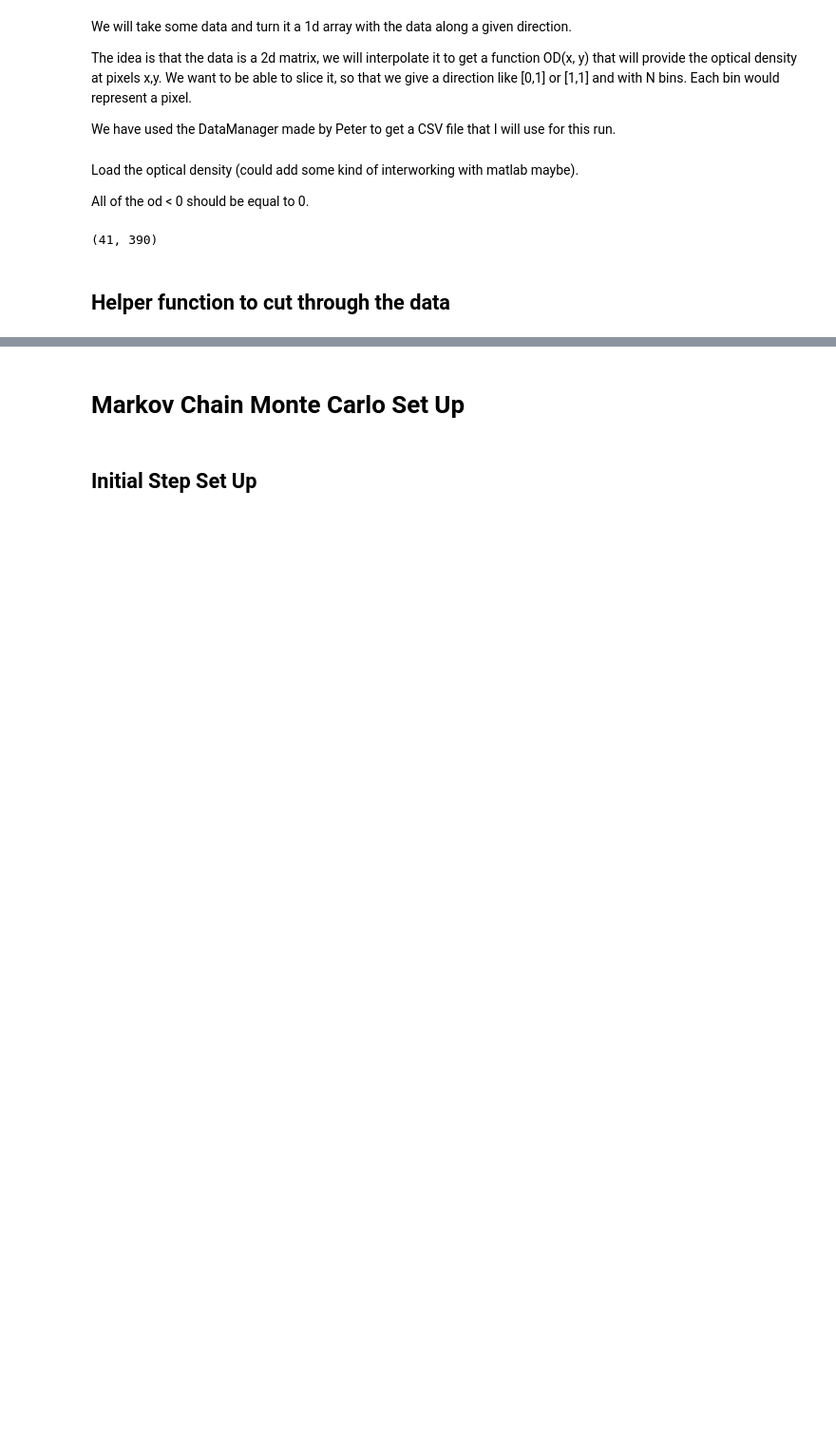
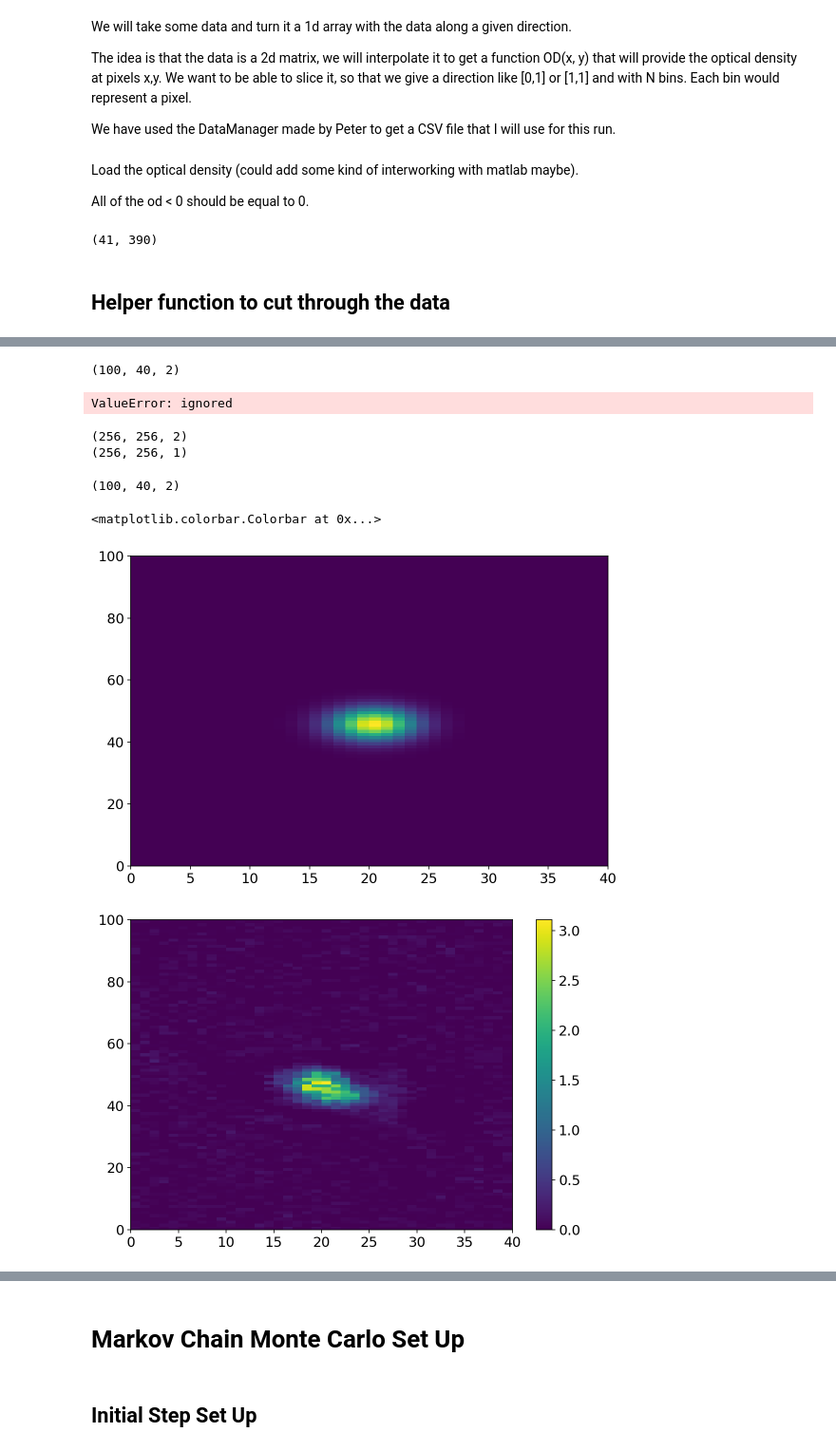
Before and after one commit to weldlabucsb/mcmc, a Jupyter notebook: mcmc_nuts_clean.ipynb, the cells around one changed output, grey strips where cells are left out. Shown at 95% size. Drawn from its saved outputs; the diff is of its cells as text; code cells hidden in the pictures; blank space fills up the shorter version.

```diff
--- a/mcmc_nuts_clean.ipynb
+++ b/mcmc_nuts_clean.ipynb
@@ -118 +186,80 @@ plt.plot(Slice)
+# %%
+#2d fit to the data:
+from scipy.stats import multivariate_normal as mnormal
+def gaussian_2d(X, amplitude, mu, cov):
+  return amplitude*mnormal(mean=mu, cov=cov).pdf(X)
+cov = np.array([[10,0], [0, 10]])
+mu = np.array([5., 20.])
+XY = np.dstack(np.meshgrid(y, x))
+
+def gaussian_2d_ind(X, amplitude, mux, muy, sigmax, sigmay, ravel = False):
+  mu = np.stack((mux, muy))
+  # print(mu)
+  cov = np.identity(2)*np.stack((sigmax, sigmay))
+  # print("cov matrix ", cov)
+  if ravel:
+    return np.ravel(gaussian_2d(X, amplitude, mu, cov))
+  return gaussian_2d(X, amplitude, mu, cov)
+def rotate_xy_mesh(X, angle):
+  rot = np.array([[np.cos(angle), -np.sin(angle)],
+                  [np.sin(angle), np.cos(angle)]])
+  return np.einsum('ji, inm -> jmn', rot, X)
+# t = np.array([1,0])
+print(XY.shape)
+# print(np.reshape(rotate_xy(XY, np.pi/2), (100, 40,2)))
+plt.pcolormesh(rotate_xy(gaussian_2d_ind(XY, 10., 5., 20., 10, 1), np.pi/2))
+# plt.figure()
+# plt.pcolormesh(gaussian_2d(rotate_xy(XY, np.pi/2), 10., mu, cov))
+# %% [output]
+(100, 40, 2)
+ValueError: ignored
+# %%
+def gaussian_2d_ext(xy_mesh, amp, xc, yc, sigma_x, sigma_y):
+
+    # unpack 1D list into 2D x and y coords
+    (x, y) = xy_mesh
+
+    # make the 2D Gaussian matrix
+    gauss = amp*np.exp(-((x-xc)**2/(2*sigma_x**2)+(y-yc)**2/(2*sigma_y**2)))/(2*np.pi*sigma_x*sigma_y)
+
+    # flatten the 2D Gaussian down to 1D
+    return np.ravel(gauss)
+
+gaussian_2d_ext(np.meshgrid(np.arange(256), np.arange(256)), 1, 1, 1, 2,5)
+test = np.dstack(np.meshgrid(np.arange(256), np.arange(256)))
+print(test.shape)
+print(np.dsplit(test, 2)[0].shape)
+# %% [output]
+(256, 256, 2)
+(256, 256, 1)
+# %%
+#@title 2d fit
+from lmfit import Model
+fit_func = lambda X, amplitude, mux, muy, sigmax, sigmay: gaussian_2d_ind(X, amplitude, mux, muy, sigmax, sigmay, ravel=True) #creates a closed version of the function
+print(XY.shape)
+# fit_func(XY, 10, 10, 10, 5, 5).shape
+
+guess_vals = (3.0, 20., 40., 15., 5.)
+
+fit_params, cov_mat = curve_fit(fit_func, XY, np.ravel(cut2d), p0=guess_vals, bounds=(0, np.inf))
+
+# lmfit_model = Model(gaussian_2d_ind)
+
+# lmfit_result = lmfit_model.fit(np.ravel(cut2d),
+#                                X=np.ravel(cut2d),
+#                                amplitude=guess_vals[0],
+#                                mux=guess_vals[1],
+#                                muy=guess_vals[2],
+#                                sigmax=guess_vals[3],
+#                                sigmay=guess_vals[4])
+#plot fit:
+plt.pcolormesh(gaussian_2d_ind(XY, *fit_params))
+plt.figure()
+plt.pcolormesh(cut2d)
+plt.colorbar()
+# %% [output]
+(100, 40, 2)
+<matplotlib.colorbar.Colorbar at 0x...>
+[figure, added]
+[figure, added]
 # %%
```
Also changed, not shown: parts of 28 cells of this notebook.
